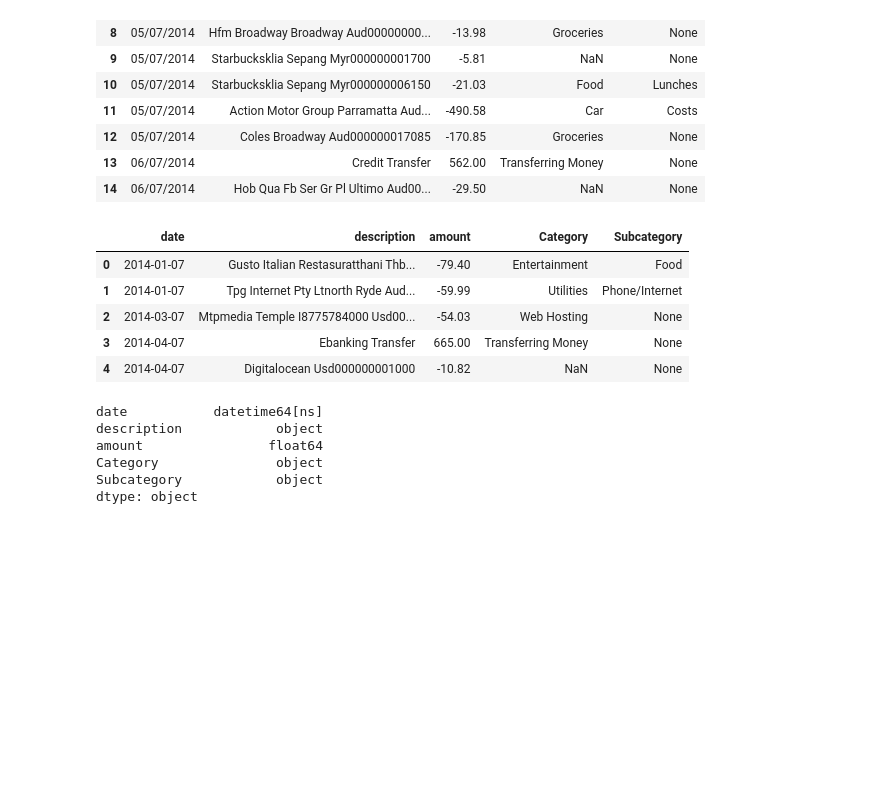
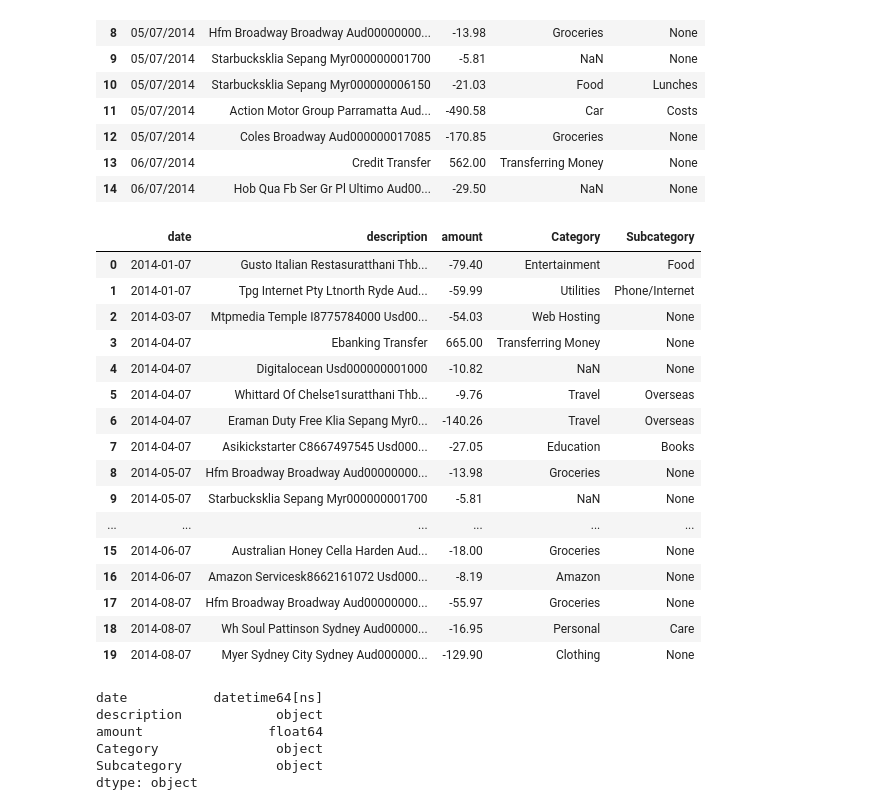
Before and after one commit to khalido/money_bot, a Jupyter notebook: parsing_csv.ipynb, the cells around one changed output. Saved outputs shown, nothing was run; the diff lists cells and outputs as text; code cells hidden in the pictures; blank space fills up the shorter version.

```diff
--- a/parsing_csv.ipynb
+++ b/parsing_csv.ipynb
@@ -78,14 +78,25 @@ data.head(15)
 | 14 | 06/07/2014 | Hob Qua Fb Ser Gr Pl Ultimo Aud00... | -29.50 | NaN | None |
 # %%
 data['date'] = data['date'].apply(pd.to_datetime)
-data.head()
+data.head(20)
 # %% [output]
 |  | date | description | amount | Category | Subcategory |
 | 0 | 2014-01-07 | Gusto Italian Restasuratthani Thb... | -79.40 | Entertainment | Food |
 | 1 | 2014-01-07 | Tpg Internet Pty Ltnorth Ryde Aud... | -59.99 | Utilities | Phone/Internet |
 | 2 | 2014-03-07 | Mtpmedia Temple I8775784000 Usd00... | -54.03 | Web Hosting | None |
 | 3 | 2014-04-07 | Ebanking Transfer | 665.00 | Transferring Money | None |
 | 4 | 2014-04-07 | Digitalocean Usd000000001000 | -10.82 | NaN | None |
+| 5 | 2014-04-07 | Whittard Of Chelse1suratthani Thb... | -9.76 | Travel | Overseas |
+| 6 | 2014-04-07 | Eraman Duty Free Klia Sepang Myr0... | -140.26 | Travel | Overseas |
+| 7 | 2014-04-07 | Asikickstarter C8667497545 Usd000... | -27.05 | Education | Books |
+| 8 | 2014-05-07 | Hfm Broadway Broadway Aud00000000... | -13.98 | Groceries | None |
+| 9 | 2014-05-07 | Starbucksklia Sepang Myr000000001700 | -5.81 | NaN | None |
+| ... | ... | ... | ... | ... | ... |
+| 15 | 2014-06-07 | Australian Honey Cella Harden Aud... | -18.00 | Groceries | None |
+| 16 | 2014-06-07 | Amazon Servicesk8662161072 Usd000... | -8.19 | Amazon | None |
+| 17 | 2014-08-07 | Hfm Broadway Broadway Aud00000000... | -55.97 | Groceries | None |
+| 18 | 2014-08-07 | Wh Soul Pattinson Sydney Aud00000... | -16.95 | Personal | Care |
+| 19 | 2014-08-07 | Myer Sydney City Sydney Aud000000... | -129.90 | Clothing | None |
 # %%
 data.dtypes
 # %% [output]
```
Also changed, not shown: parts of 7 cells of this notebook, 3 other files.
